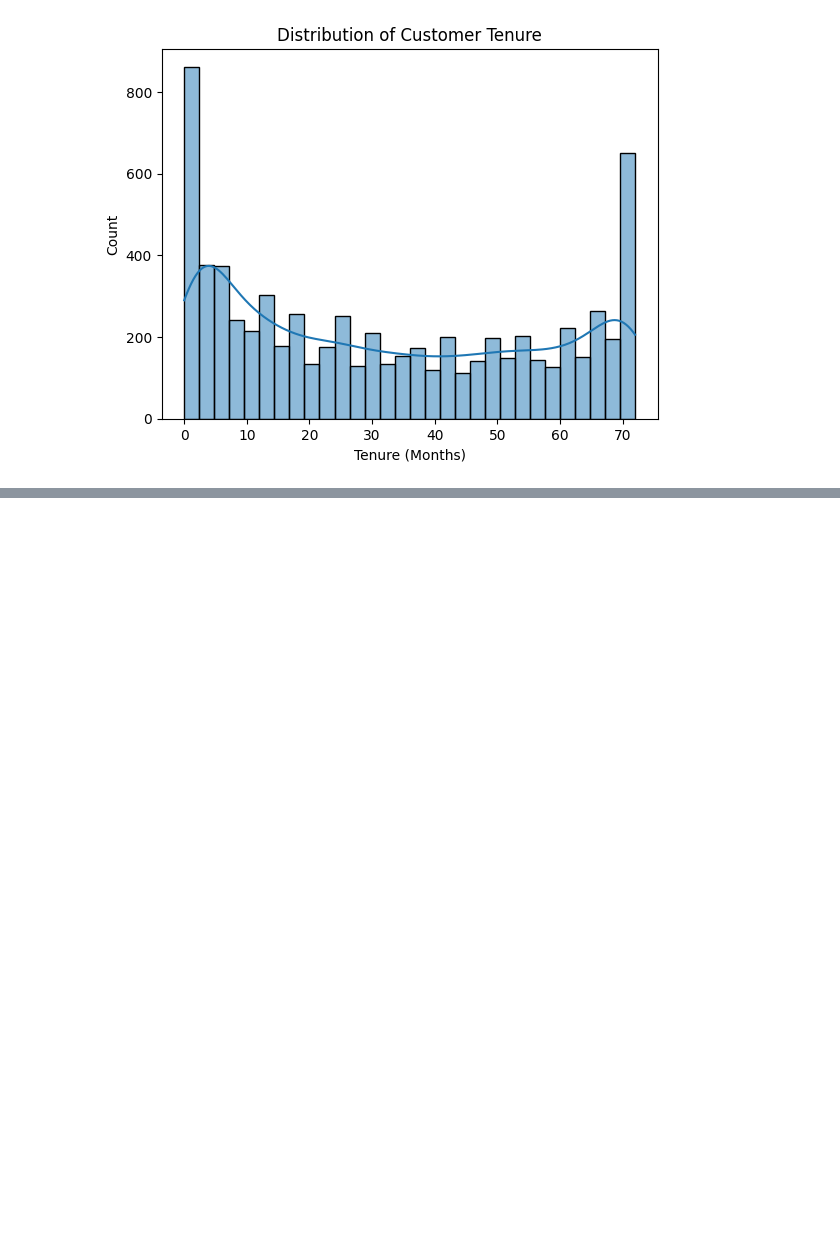
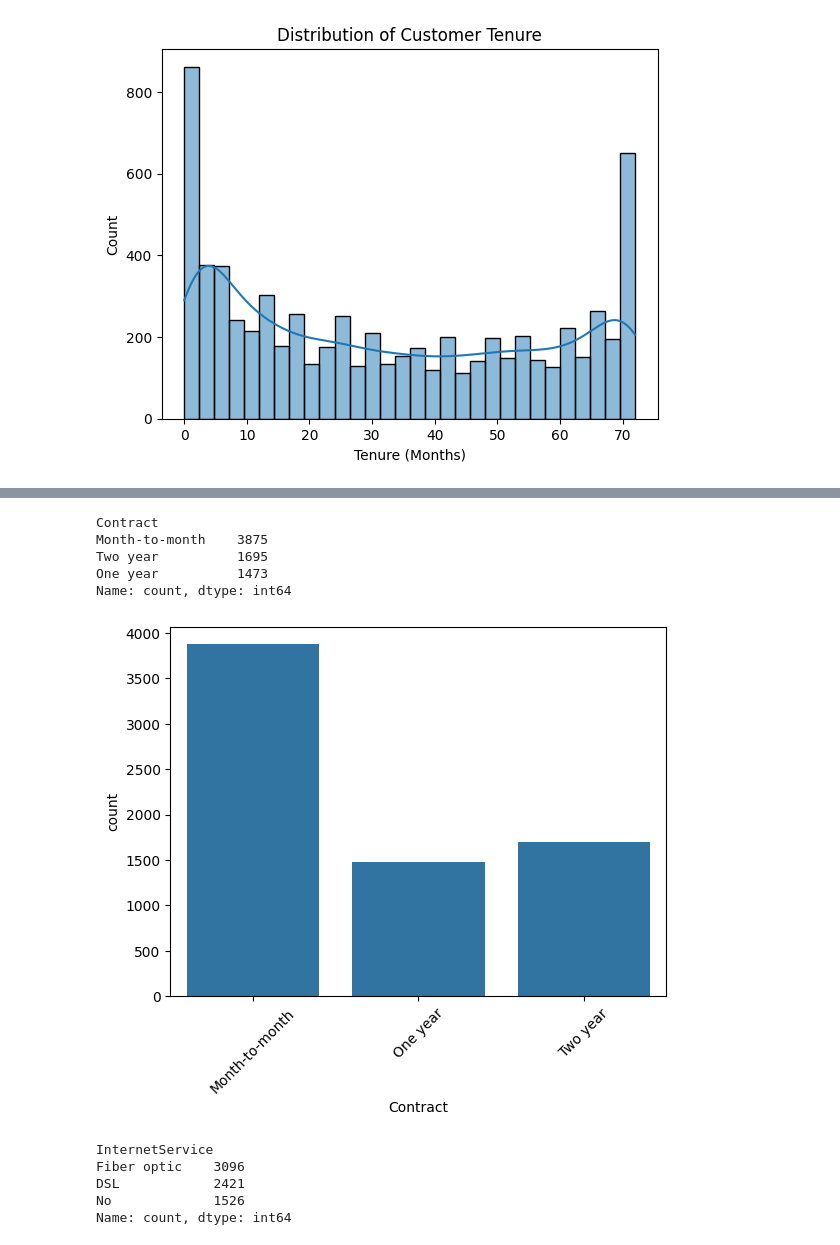
Before and after one commit to drishti0312/ML_Projects, a Jupyter notebook: Telecome_Customer_Churn/Telecome_Churn_Analysis.ipynb, the cells around one changed output, grey strips where cells are left out. Saved outputs shown, nothing was run; the diff lists cells and outputs as text; code cells hidden in the pictures; blank space fills up the shorter version.

```diff
--- a/Telecome_Customer_Churn/Telecome_Churn_Analysis.ipynb
+++ b/Telecome_Customer_Churn/Telecome_Churn_Analysis.ipynb
@@ -180,0 +278,24 @@ plt.show()
+# %%
+df['Contract'].value_counts()
+# %% [output]
+Contract
+Month-to-month    3875
+Two year          1695
+One year          1473
+Name: count, dtype: int64
+# %%
+sns.countplot(x='Contract', data=df)
+plt.xticks(rotation=45)
+plt.show
+
+# Month to month is the most common .
+# %% [output]
+[figure, added]
+# %%
+df['InternetService'].value_counts()
+# %% [output]
+InternetService
+Fiber optic    3096
+DSL            2421
+No             1526
+Name: count, dtype: int64
```
Also changed, not shown: parts of 22 cells of this notebook.
